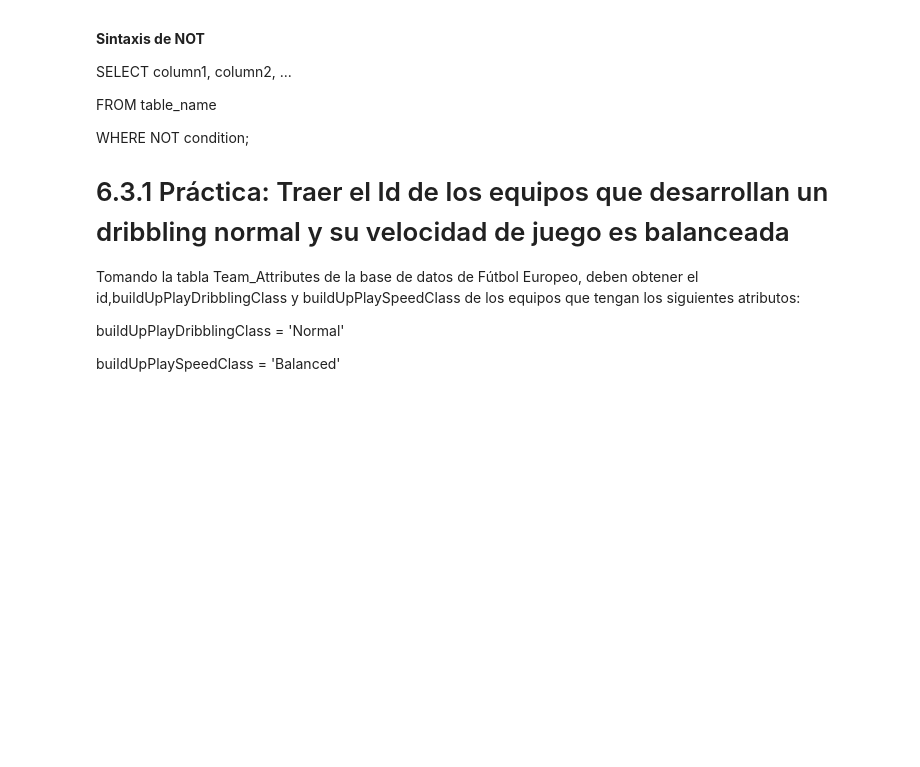
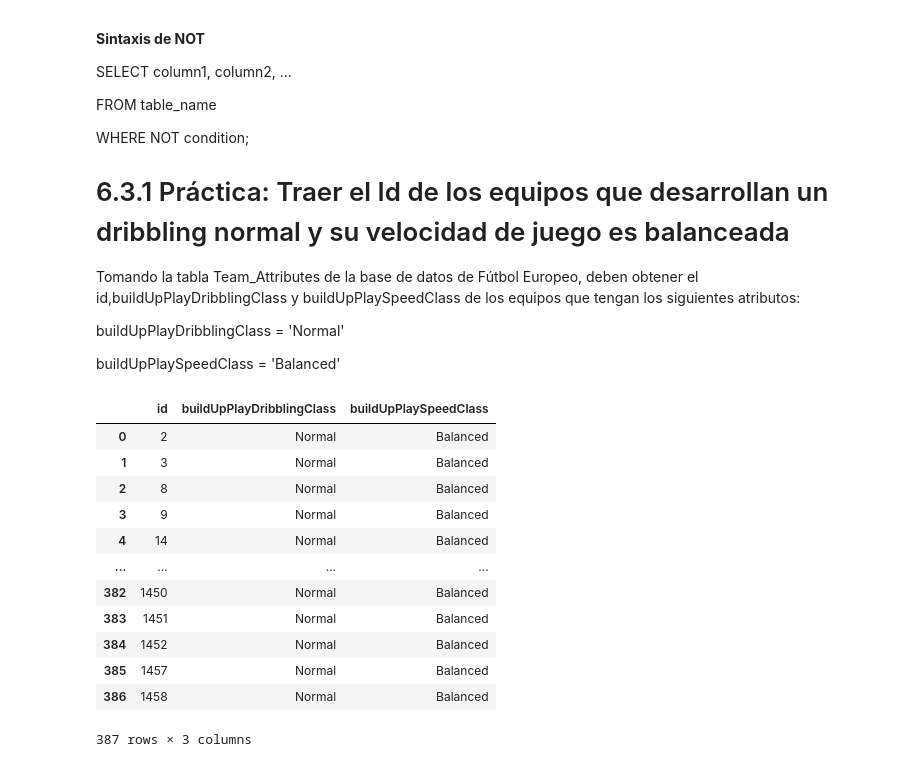
Before and after one commit to Dagnne/TalentoTechDag, a Jupyter notebook: Taller_SQL.ipynb, the cells around one changed output. Drawn from its saved outputs; the diff is of its cells as text; code cells hidden in the pictures; blank space fills up the shorter version.

```diff
--- a/Taller_SQL.ipynb
+++ b/Taller_SQL.ipynb
@@ -712,3 +712,24 @@ Tomando la tabla Team_Attributes de la base de datos de Fútbol Europeo, deben o
 buildUpPlayDribblingClass = 'Normal'
 
 buildUpPlaySpeedClass = 'Balanced'
+# %%
+query = """SELECT id, buildUpPlayDribblingClass, buildUpPlaySpeedClass
+            FROM Team_Attributes
+            WHERE buildUpPlayDribblingClass = 'Normal' AND buildUpPlaySpeedClass = 'Balanced';"""
+
+team_att_and = pd.read_sql(query, conn)
+team_att_and
+# %% [output]
+|  | id | buildUpPlayDribblingClass | buildUpPlaySpeedClass |
+| 0 | 2 | Normal | Balanced |
+| 1 | 3 | Normal | Balanced |
+| 2 | 8 | Normal | Balanced |
+| 3 | 9 | Normal | Balanced |
+| 4 | 14 | Normal | Balanced |
+| ... | ... | ... | ... |
+| 382 | 1450 | Normal | Balanced |
+| 383 | 1451 | Normal | Balanced |
+| 384 | 1452 | Normal | Balanced |
+| 385 | 1457 | Normal | Balanced |
+| 386 | 1458 | Normal | Balanced |
+387 rows × 3 columns
```
Also changed, not shown: parts of 8 cells of this notebook.
